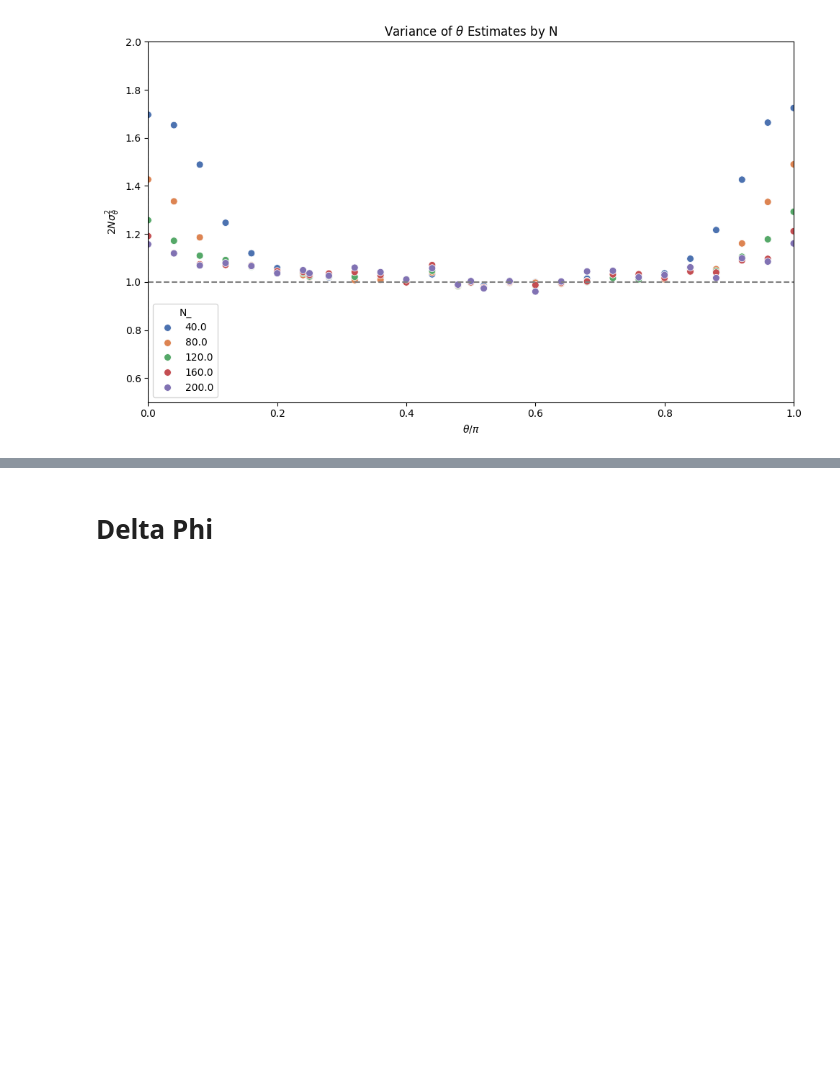
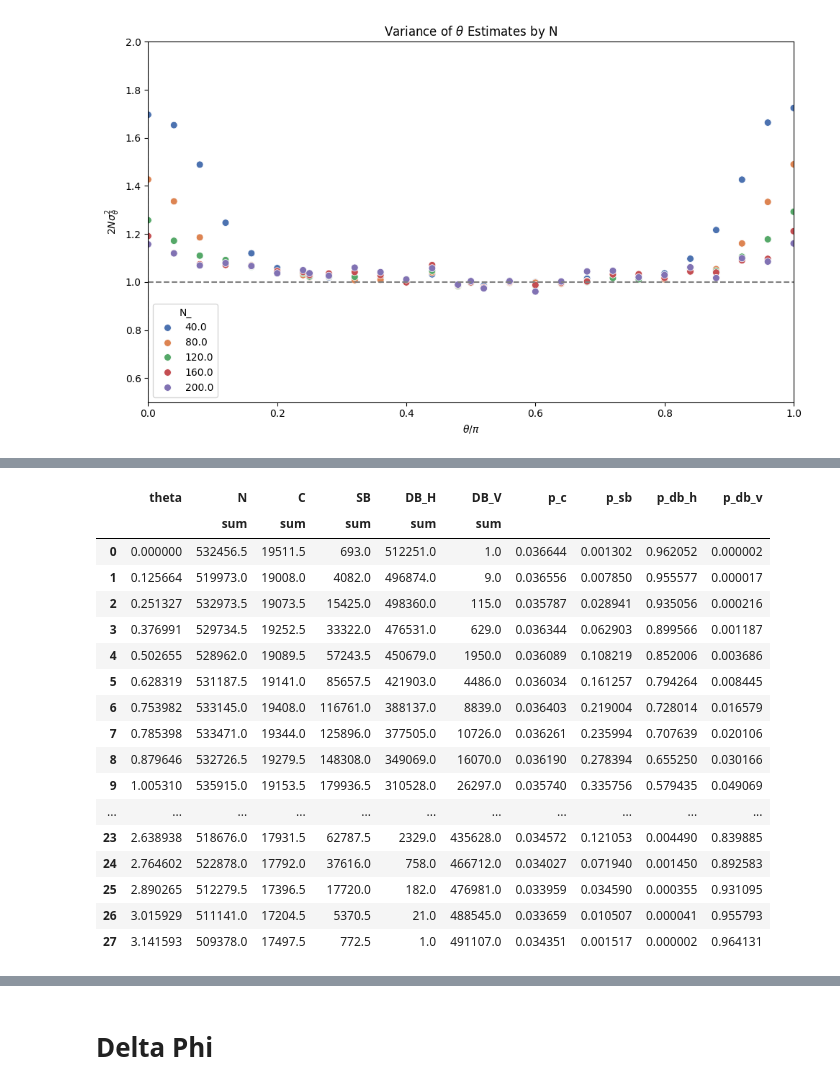
Before and after one commit to josephniblo/multi-parameter-estimation, a Jupyter notebook: multi-parameter-estimation/post-processing/5_analyse_estimates.ipynb, the cells around one changed output, grey strips where cells are left out. Cells and saved outputs as stored; diff of their text form; code cells hidden in the pictures; blank space fills up the shorter version.

```diff
--- a/multi-parameter-estimation/post-processing/5_analyse_estimates.ipynb
+++ b/multi-parameter-estimation/post-processing/5_analyse_estimates.ipynb
@@ -266,0 +293,33 @@ plt.show()
+# %%
+distributions = estimates_df[estimates_df["N"] > 200][estimates_df["delta_phi"] == 0].groupby("theta").agg({
+    "N": ["sum"],
+    "C":    ["sum"],
+    "SB":   ["sum"],
+    "DB_H": ["sum"],
+    "DB_V": ["sum"],
+}).reset_index()
+
+distributions["p_c"] = distributions[("C", "sum")] / distributions[("N", "sum")]
+distributions["p_sb"] = distributions[("SB", "sum")] / distributions[("N", "sum")]
+distributions["p_db_h"] = distributions[("DB_H", "sum")] / distributions[("N", "sum")]
+distributions["p_db_v"] = distributions[("DB_V", "sum")] / distributions[("N", "sum")]
+distributions
+# %% [output]
+|  | theta | N | C | SB | DB_H | DB_V | p_c | p_sb | p_db_h | p_db_v |
+|  |  | sum | sum | sum | sum | sum |  |  |  |  |
+| 0 | 0.000000 | 532456.5 | 19511.5 | 693.0 | 512251.0 | 1.0 | 0.036644 | 0.001302 | 0.962052 | 0.000002 |
+| 1 | 0.125664 | 519973.0 | 19008.0 | 4082.0 | 496874.0 | 9.0 | 0.036556 | 0.007850 | 0.955577 | 0.000017 |
+| 2 | 0.251327 | 532973.5 | 19073.5 | 15425.0 | 498360.0 | 115.0 | 0.035787 | 0.028941 | 0.935056 | 0.000216 |
+| 3 | 0.376991 | 529734.5 | 19252.5 | 33322.0 | 476531.0 | 629.0 | 0.036344 | 0.062903 | 0.899566 | 0.001187 |
+| 4 | 0.502655 | 528962.0 | 19089.5 | 57243.5 | 450679.0 | 1950.0 | 0.036089 | 0.108219 | 0.852006 | 0.003686 |
+| 5 | 0.628319 | 531187.5 | 19141.0 | 85657.5 | 421903.0 | 4486.0 | 0.036034 | 0.161257 | 0.794264 | 0.008445 |
+| 6 | 0.753982 | 533145.0 | 19408.0 | 116761.0 | 388137.0 | 8839.0 | 0.036403 | 0.219004 | 0.728014 | 0.016579 |
+| 7 | 0.785398 | 533471.0 | 19344.0 | 125896.0 | 377505.0 | 10726.0 | 0.036261 | 0.235994 | 0.707639 | 0.020106 |
+| 8 | 0.879646 | 532726.5 | 19279.5 | 148308.0 | 349069.0 | 16070.0 | 0.036190 | 0.278394 | 0.655250 | 0.030166 |
+| 9 | 1.005310 | 535915.0 | 19153.5 | 179936.5 | 310528.0 | 26297.0 | 0.035740 | 0.335756 | 0.579435 | 0.049069 |
+| ... | ... | ... | ... | ... | ... | ... | ... | ... | ... | ... |
+| 23 | 2.638938 | 518676.0 | 17931.5 | 62787.5 | 2329.0 | 435628.0 | 0.034572 | 0.121053 | 0.004490 | 0.839885 |
+| 24 | 2.764602 | 522878.0 | 17792.0 | 37616.0 | 758.0 | 466712.0 | 0.034027 | 0.071940 | 0.001450 | 0.892583 |
+| 25 | 2.890265 | 512279.5 | 17396.5 | 17720.0 | 182.0 | 476981.0 | 0.033959 | 0.034590 | 0.000355 | 0.931095 |
+| 26 | 3.015929 | 511141.0 | 17204.5 | 5370.5 | 21.0 | 488545.0 | 0.033659 | 0.010507 | 0.000041 | 0.955793 |
+| 27 | 3.141593 | 509378.0 | 17497.5 | 772.5 | 1.0 | 491107.0 | 0.034351 | 0.001517 | 0.000002 | 0.964131 |
```
Also changed, not shown: parts of 9 cells of this notebook, 6 other files.
